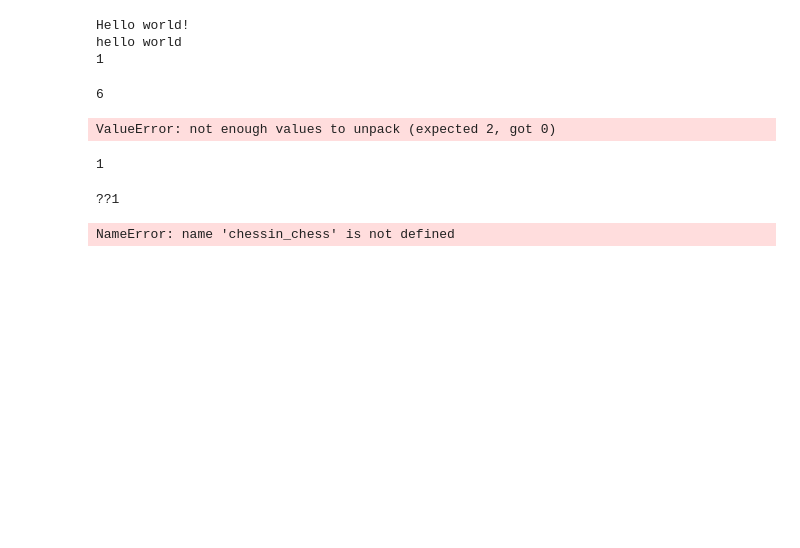
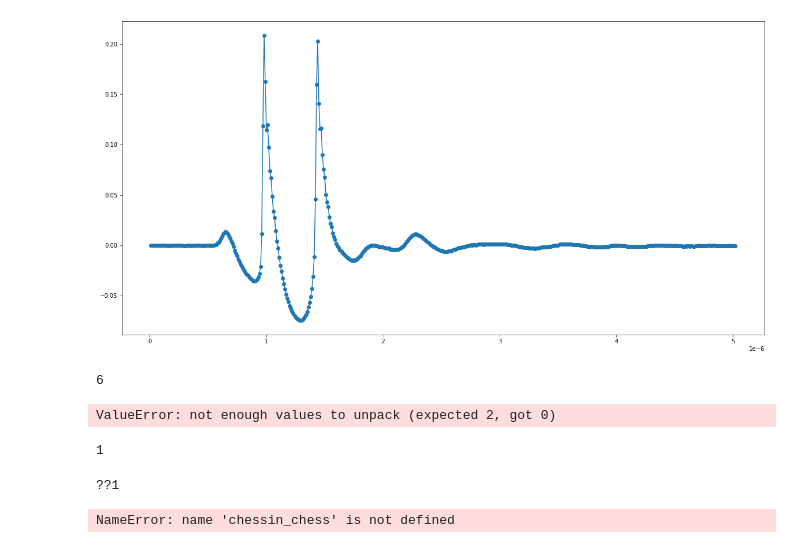
Before and after one commit to Hot-KimChi/ML_DL_study, a Jupyter notebook: test.ipynb, the cells around one changed output. Cells and saved outputs as stored; diff of their text form; code cells hidden in the pictures; blank space fills up the shorter version.

```diff
--- a/test.ipynb
+++ b/test.ipynb
@@ -1,11 +1,23 @@
-# %%
-print("Hello world!")
-print('hello world')
-print('1')
-# %% [output]
-Hello world!
-hello world
-1
+# %%
+import numpy as np
+import matplotlib.pyplot as plt
+
+data = np.loadtxt('6C1.csv')
+
+time = np.array(range(1, len(data)+1))
+time_scale = time * 0.01 * 0.000001
+
+multiple = data[0]
+waveform = []
+for i in data:
+    waveform.append(multiple*i)
+
+fig, axs = plt.subplots(figsize=(20,10))
+plt.plot(time_scale, waveform)
+plt.scatter(time_scale, waveform)
+plt.show()
+# %% [output]
+[figure, added]
 # %%
 a, b, c = map(int, input().split())
 
```
Also changed, not shown: 4 other files.
